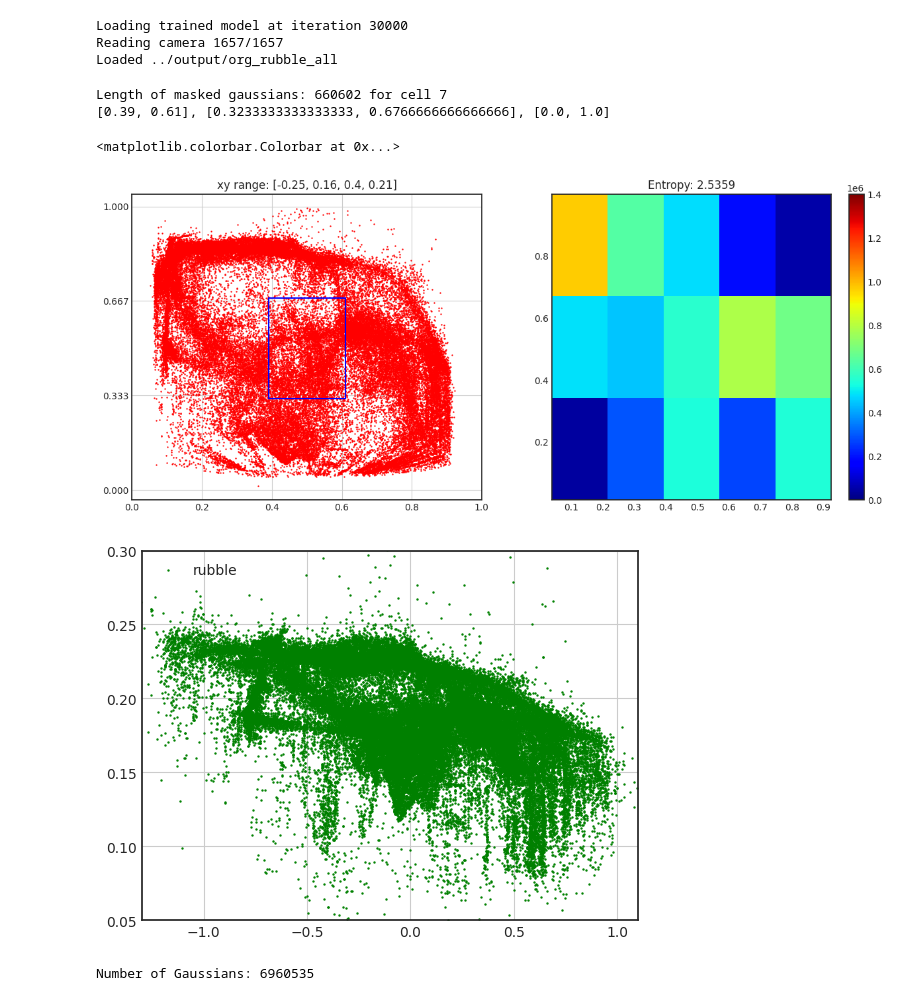
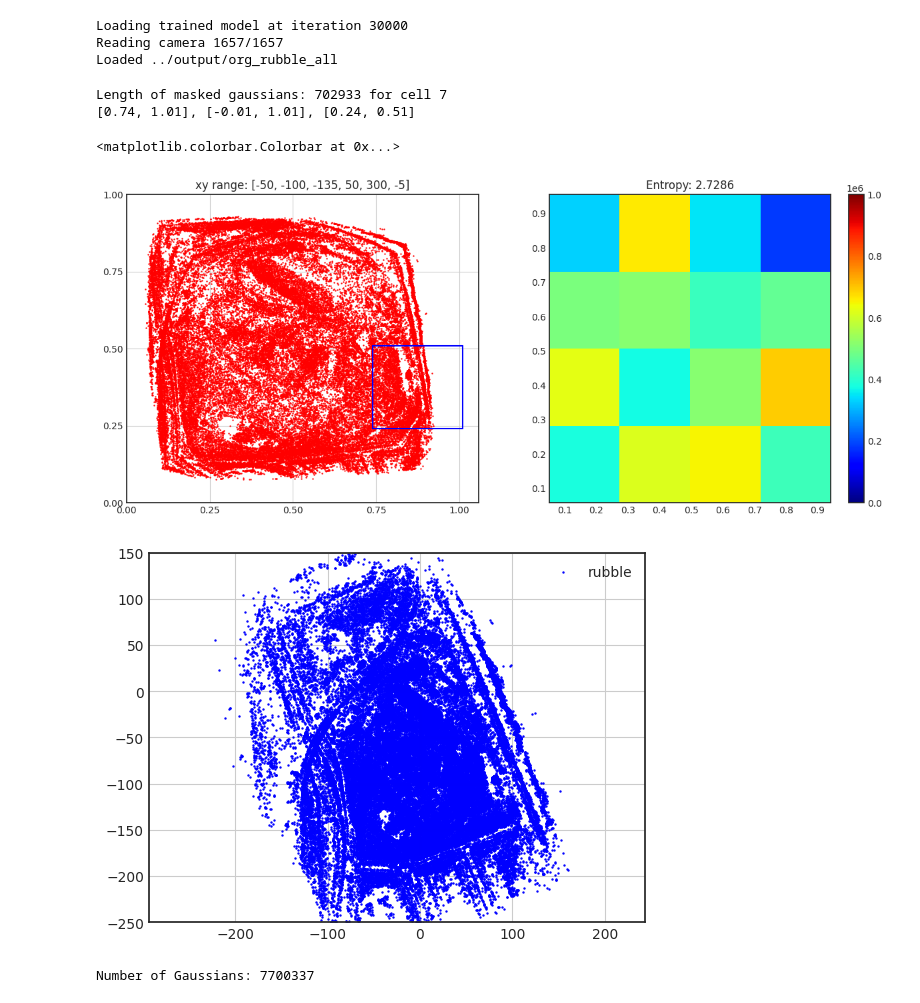
Before and after one commit to DekuLiuTesla/CityGaussian, a Jupyter notebook: notebooks/block_analysis_mill19.ipynb, the cells around one changed output. Saved outputs shown, nothing was run; the diff lists cells and outputs as text; code cells hidden in the pictures.

Commit message:
fixed bugs in block setting

```diff
--- a/notebooks/block_analysis_mill19.ipynb
+++ b/notebooks/block_analysis_mill19.ipynb
@@ -139,8 +140,14 @@ cell_id = 7
 
 with torch.no_grad():
     xyz_org = gaussians.get_xyz
-    aabb = torch.tensor([xy_range[0], xy_range[1], xyz_org[:, -1].min(),
-                        xy_range[2], xy_range[3], xyz_org[:, -1].max()], device='cuda')
+    if len(xy_range) == 4:
+        aabb = [xy_range[0], xy_range[1], xyz_org[:, -1].min(),
+                xy_range[2], xy_range[3], xyz_org[:, -1].max()]
+    elif len(xy_range) == 6:
+        aabb = xy_range
+    else:
+        assert False, "Unknown aabb format!"
+    aabb = torch.tensor(aabb, dtype=torch.float32, device=xyz_org.device)
     xyz = contract_to_unisphere(xyz_org, aabb, ord=torch.inf)
 
 cell_id_z = cell_id // (block_dim[0] * block_dim[1])
@@ -153,7 +160,7 @@ min_z, max_z = float(cell_id_z) / block_dim[2], float(cell_id_z + 1) / block_dim
 
 block_num = block_dim[0] * block_dim[1] * block_dim[2]
 
-num_gs, org_min_x, org_max_x, org_min_y, org_max_y = 0, min_x, max_x, min_y, max_y
+num_gs, org_min_x, org_max_x, org_min_y, org_max_y, org_min_z, org_max_z = 0, min_x, max_x, min_y, max_y, min_z, max_z
 while num_gs < num_threshold:
     gs_mask = (xyz[:, 0] >= min_x) & (xyz[:, 0] < max_x)  \
                 & (xyz[:, 1] >= min_y) & (xyz[:, 1] < max_y) \
@@ -163,6 +170,8 @@ while num_gs < num_threshold:
     max_x += 0.01
     min_y -= 0.01
     max_y += 0.01
+    min_z -= 0.01
+    max_z += 0.01
 print(f"Length of masked gaussians: {gs_mask.sum()} for cell {cell_id}")
 print(f"[{min_x}, {max_x}], [{min_y}, {max_y}], [{min_z}, {max_z}]")
 
@@ -182,32 +191,32 @@ plt.figure(figsize=(15, 6))
 plt.style.use('seaborn-white')
 
 plt.subplot(1, 2, 1)
-plt.scatter(xyz[::100, 0].detach().cpu(), xyz[::100, 1].detach().cpu(), s=0.5, c='r', label='block9')
+plt.scatter(xyz[::100, 0].detach().cpu(), xyz[::100, 2].detach().cpu(), s=0.5, c='r', label='block9')
 # plt.plot([0.25, 0.25], [0.25, 0.75], 'b')
 # plt.plot([0.75, 0.75], [0.25, 0.75], 'b')
 # plt.plot([0.25, 0.75], [0.25, 0.25], 'b')
 # plt.plot([0.25, 0.75], [0.75, 0.75], 'b')
-plt.plot([min_x, min_x], [min_y, max_y], 'b')
-plt.plot([max_x, max_x], [min_y, max_y], 'b')
-plt.plot([min_x, max_x], [min_y, min_y], 'b')
-plt.plot([min_x, max_x], [max_y, max_y], 'b')
+plt.plot([min_x, min_x], [min_z, max_z], 'b')
+plt.plot([max_x, max_x], [min_z, max_z], 'b')
+plt.plot([min_x, max_x], [min_z, min_z], 'b')
+plt.plot([min_x, max_x], [max_z, max_z], 'b')
 plt.xticks(np.linspace(0,1,block_dim[0]+1,endpoint=True))
-plt.yticks(np.linspace(0,1,block_dim[1]+1,endpoint=True))
+plt.yticks(np.linspace(0,1,block_dim[2]+1,endpoint=True))
 plt.title(f"xy range: {xy_range}")
 plt.grid(True)
 
 plt.subplot(1, 2, 2)
-h, _, _, _ = plt.hist2d(xyz[:, 0].detach().cpu().numpy(), xyz[:, 1].detach().cpu().numpy(), bins=[block_dim[0], block_dim[1]], cmap='jet');
+h, _, _, _ = plt.hist2d(xyz[:, 0].detach().cpu().numpy(), xyz[:, 2].detach().cpu().numpy(), bins=[block_dim[0], block_dim[2]], cmap='jet');
 # calculate entropy of h
 h = h.flatten()
 h += 1
 h = h / np.sum(h)
 entropy = -np.sum(h * np.log(h))
 plt.title(f'Entropy: {entropy:.4f}')
-plt.clim(0, 1400000)
+plt.clim(0, 1000000)
 plt.colorbar()
 # %% [output]
-Length of masked gaussians: 660602 for cell 7
-[0.39, 0.61], [0.3233333333333333, 0.6766666666666666], [0.0, 1.0]
+Length of masked gaussians: 702933 for cell 7
+[0.74, 1.01], [-0.01, 1.01], [0.24, 0.51]
 <matplotlib.colorbar.Colorbar at 0x...>
-[figure, old version]
+[figure, new version]
@@ -214,24 +230,26 @@ Length of masked gaussians: 660602 for cell 7
 # %%
 plt.figure()
 plt.style.use('seaborn-white')
+size = 20
 xyz_org = gaussians.get_xyz
-plt.scatter(xyz_org[::100, 0].detach().cpu(), xyz_org[::100, 1].detach().cpu(), s=0.5, c='g', label='rubble')
+plt.scatter(xyz_org[::100, 0].detach().cpu(), xyz_org[::100, 2].detach().cpu(), s=0.5, c='b', label='rubble')
+# plt.scatter(cam_centers[:, 0], cam_centers[:, 2], s=10, c='r', label='camera')
 # plt.plot([xy_range[0], xy_range[0]], [xy_range[1], xy_range[3]], 'b')
 # plt.plot([xy_range[2], xy_range[2]], [xy_range[1], xy_range[3]], 'b')
 # plt.plot([xy_range[0], xy_range[2]], [xy_range[1], xy_range[1]], 'b')
 # plt.plot([xy_range[0], xy_range[2]], [xy_range[3], xy_range[3]], 'b')
 # plt.title(f"xy range: {xy_range}")
-# plt.axis('equal')
-plt.xlim(-1.3, 1.1)
-plt.ylim(0.05, 0.3)
+plt.axis('equal')
+plt.xlim(-200, 150)
+plt.ylim(-250, 150)
 plt.legend()
 plt.grid(True)
 plt.show()
 
 print(f"Number of Gaussians: {xyz_org.shape[0]}")
 # %% [output]
-[figure, old version]
+[figure, new version]
-Number of Gaussians: 6960535
+Number of Gaussians: 7700337
 # %%
 # 1 76
 
```
Also changed, not shown: parts of 5 cells of this notebook, 1 other file.
